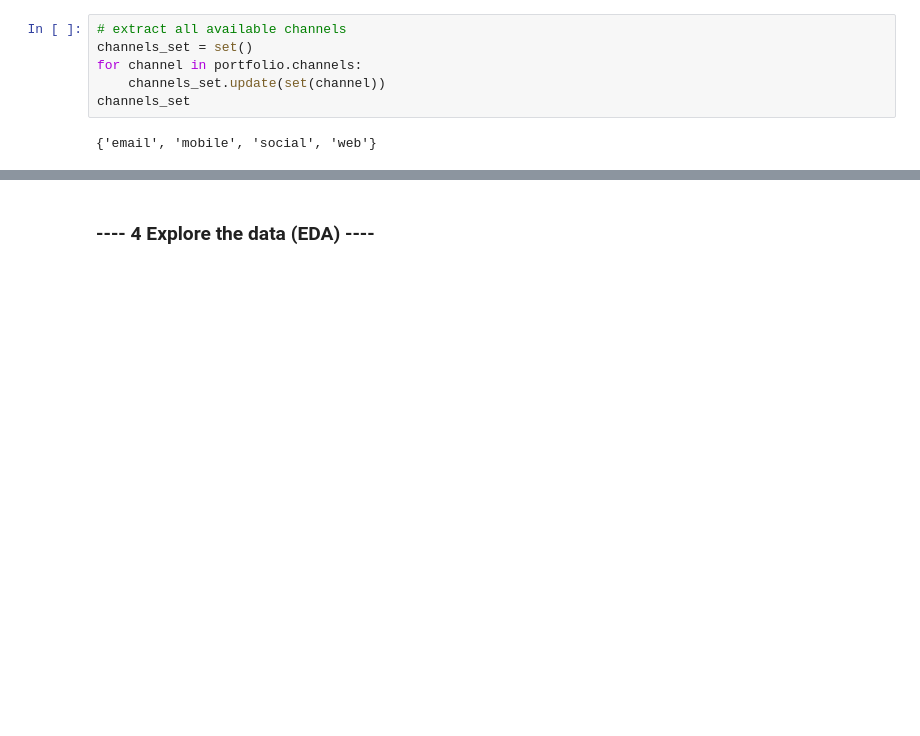
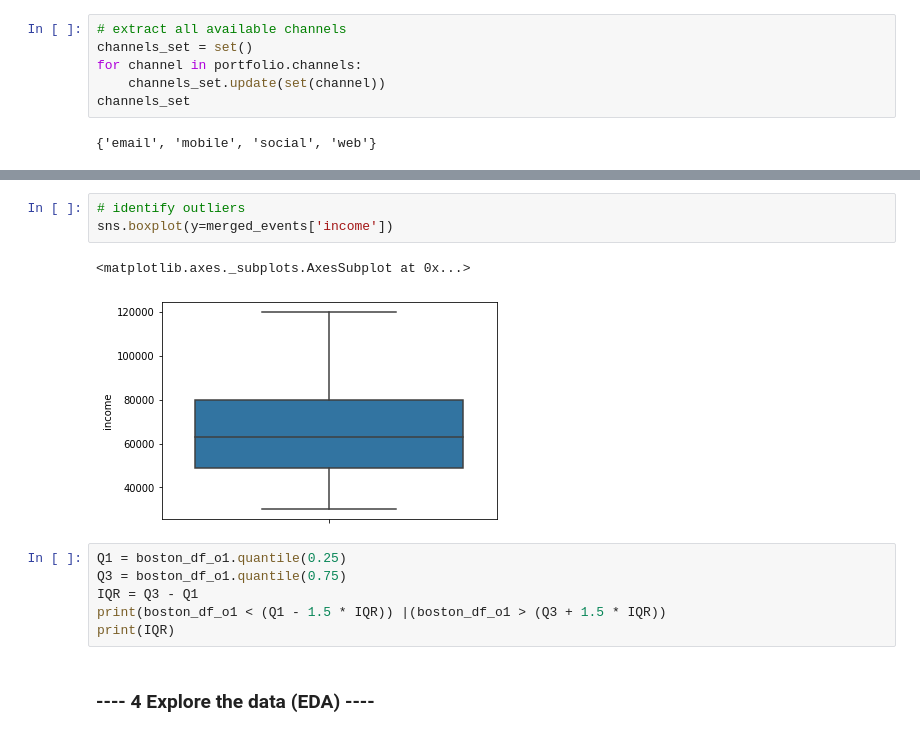
Before and after one commit to shabrown/Starbucks-Capstone-Challenge, a Jupyter notebook: Starbucks_Capstone_Challenge.ipynb, the cells around one changed output, grey strips where cells are left out. Cells and saved outputs as stored; diff of their text form; blank space fills up the shorter version.

```diff
--- a/Starbucks_Capstone_Challenge.ipynb
+++ b/Starbucks_Capstone_Challenge.ipynb
@@ -319,3 +506,15 @@ merged_df.head()
+# %%
+# identify outliers
+sns.boxplot(y=merged_events['income'])
+# %% [output]
+<matplotlib.axes._subplots.AxesSubplot at 0x...>
+[figure, added]
+# %%
+Q1 = boston_df_o1.quantile(0.25)
+Q3 = boston_df_o1.quantile(0.75)
+IQR = Q3 - Q1
+print(boston_df_o1 < (Q1 - 1.5 * IQR)) |(boston_df_o1 > (Q3 + 1.5 * IQR))
+print(IQR)
 # %% [markdown]
 ### ---- 4 Explore the data (EDA) ----
 # %%
```
Also changed, not shown: parts of 41 cells of this notebook.
